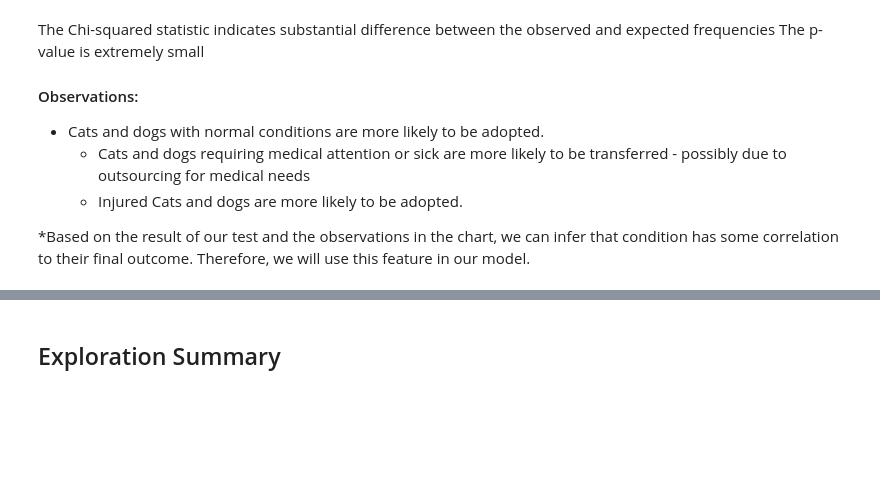
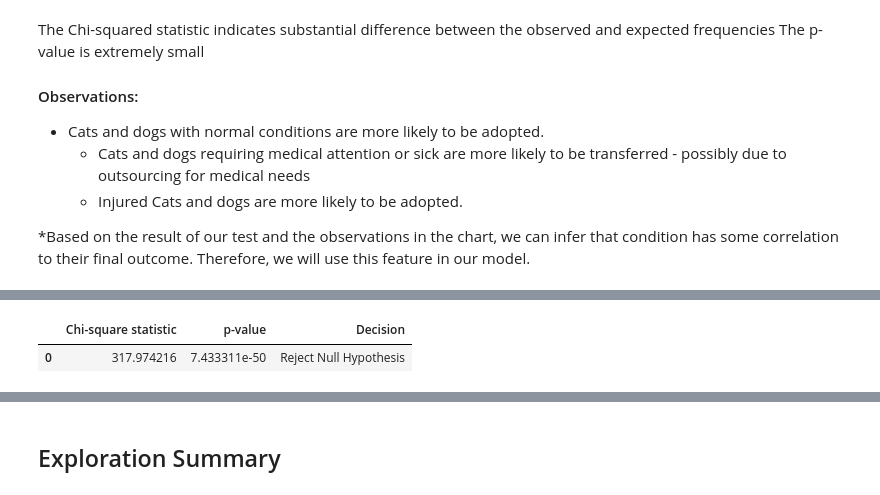
Before and after one commit to pound-puppies/animal-advocacy, a Jupyter notebook: final_report.ipynb, the cells around one changed output, grey strips where cells are left out. Cells and saved outputs as stored; diff of their text form; code cells hidden in the pictures; blank space fills up the shorter version.

```diff
--- a/final_report.ipynb
+++ b/final_report.ipynb
@@ -302,0 +308,5 @@ The p-value is extremely small
+# %%
+f.chi_stats(train, "primary_color", "outcome")
+# %% [output]
+|  | Chi-square statistic | p-value | Decision |
+| 0 | 317.974216 | 7.433311e-50 | Reject Null Hypothesis |
```
Also changed, not shown: parts of 33 cells of this notebook.
